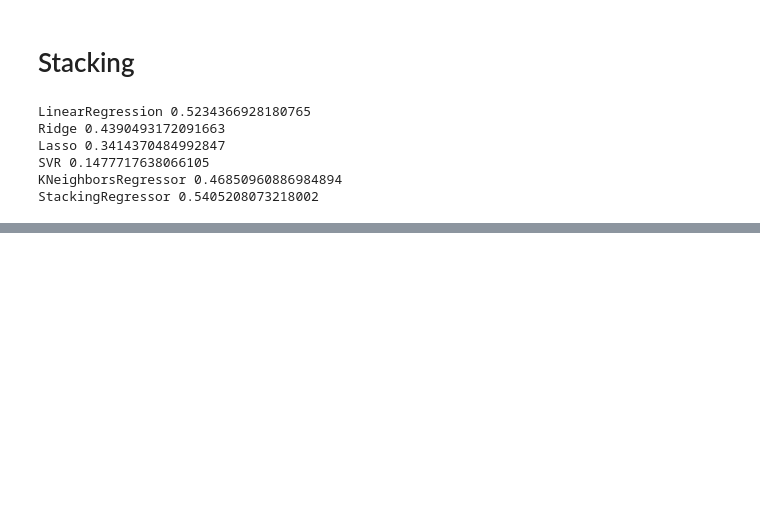
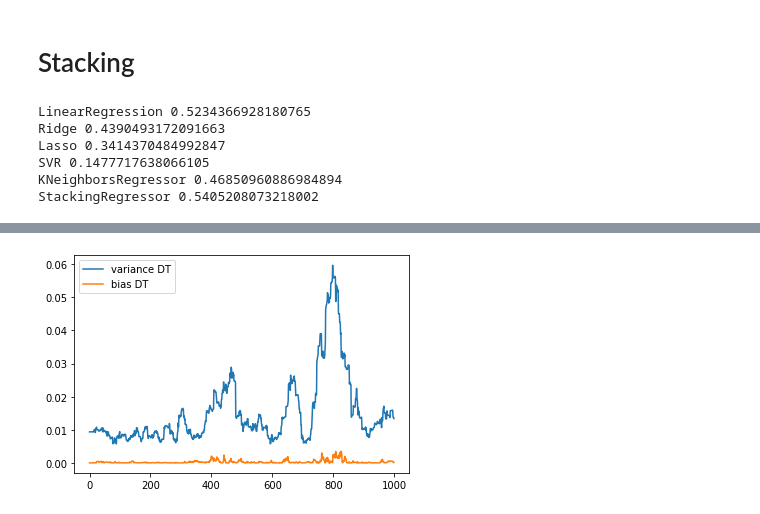
Before and after one commit to Diwakar-Gupta/LrcDataScience, a Jupyter notebook: 22-02-03-Ensemble/Codes.ipynb, the cells around one changed output, grey strips where cells are left out. Drawn from its saved outputs; the diff is of its cells as text; code cells hidden in the pictures; blank space fills up the shorter version.

Commit message:
ensemble bias variance visualization

```diff
--- a/22-02-03-Ensemble/Codes.ipynb
+++ b/22-02-03-Ensemble/Codes.ipynb
@@ -463,0 +529,19 @@ StackingRegressor 0.5405208073218002
+# %%
+from sklearn.tree import DecisionTreeRegressor
+MB = DecisionTreeRegressor()
+
+y_pred = np.zeros( (n_test, n_repeat) )
+
+for i in range(n_repeat):
+    MB.fit(X_trains[i], y_trains[i])
+    y_pred[:, i] = MB.predict(X_test)
+
+varianceDT = np.var(y_pred, axis = 1)# axis = 1, row
+biasDT = (f(X_test) - np.mean(y_pred, axis = 1))**2
+
+plt.plot(varianceDT, label = 'variance DT')
+plt.plot(biasDT, label = 'bias DT')
+plt.legend()
+plt.show()
+# %% [output]
+[figure, added]
```
Also changed, not shown: parts of 6 cells of this notebook.
